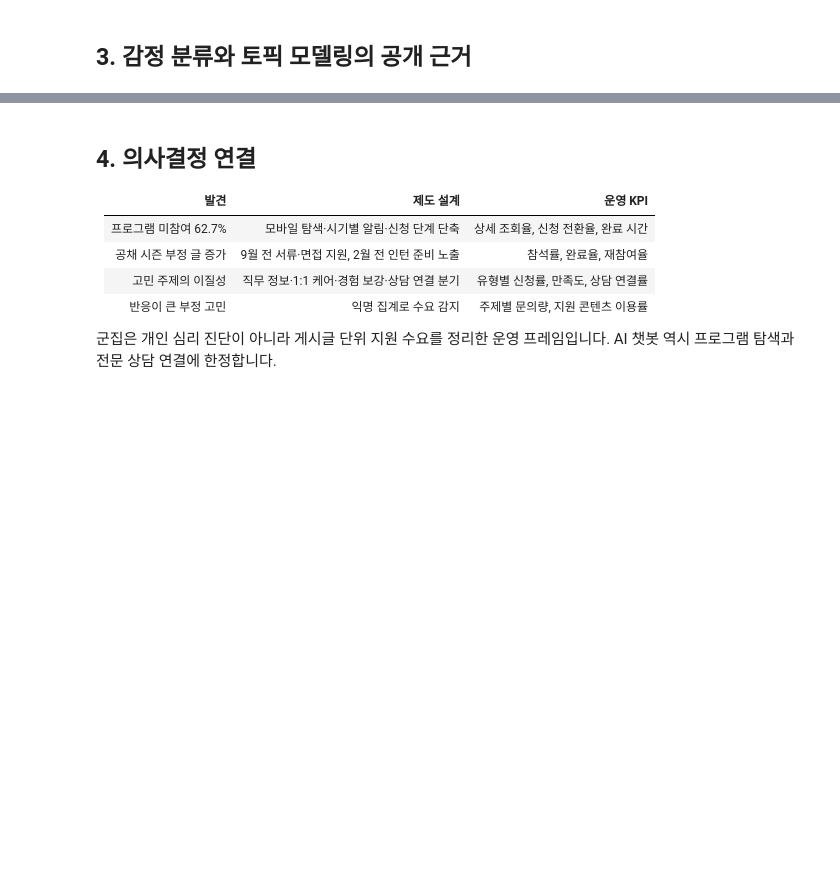
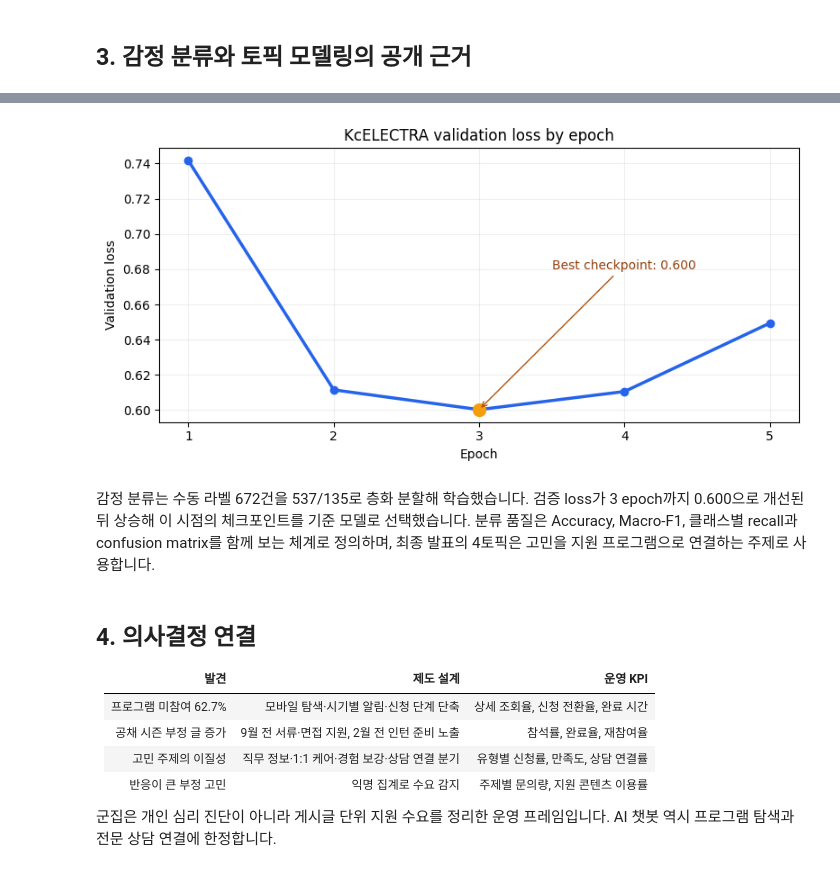
Before and after one commit to jinwon25/employment-readiness-text-mining, a Jupyter notebook: notebooks/portfolio_summary.ipynb, the cells around one changed output, grey strips where cells are left out. Cells and saved outputs as stored; diff of their text form; code cells hidden in the pictures; blank space fills up the shorter version.

```diff
--- a/notebooks/portfolio_summary.ipynb
+++ b/notebooks/portfolio_summary.ipynb
@@ -108,3 +114,20 @@ topics[['topic', 'label', 'keywords']]
+# %%
+loss = pd.Series(model['validation_loss_by_epoch'], dtype=float)
+loss.index = loss.index.astype(int)
+axis = loss.plot(marker='o', figsize=(8, 4), color='#2563EB', linewidth=2.5)
+best_epoch = int(model['best_recorded_epoch'])
+best_loss = float(model['best_recorded_validation_loss'])
+axis.scatter([best_epoch], [best_loss], color='#F59E0B', s=100, zorder=3)
+axis.annotate(f'Best checkpoint: {best_loss:.3f}', (best_epoch, best_loss), xytext=(3.5, .68),
+              arrowprops={'arrowstyle': '->', 'color': '#B45309'}, color='#92400E')
+axis.set(title='KcELECTRA validation loss by epoch', xlabel='Epoch', ylabel='Validation loss', xticks=loss.index)
+axis.grid(alpha=.2)
+plt.tight_layout()
+plt.show()
+# %% [output]
+[figure, added]
+# %% [markdown]
+감정 분류는 수동 라벨 672건을 537/135로 층화 분할해 학습했습니다. 검증 loss가 3 epoch까지 0.600으로 개선된 뒤 상승해 이 시점의 체크포인트를 기준 모델로 선택했습니다. 분류 품질은 Accuracy, Macro-F1, 클래스별 recall과 confusion matrix를 함께 보는 체계로 정의하며, 최종 발표의 4토픽은 고민을 지원 프로그램으로 연결하는 주제로 사용합니다.
 # %% [markdown]
 ## 4. 의사결정 연결
 
```
Also changed, not shown: parts of 4 cells of this notebook, 13 other files.
